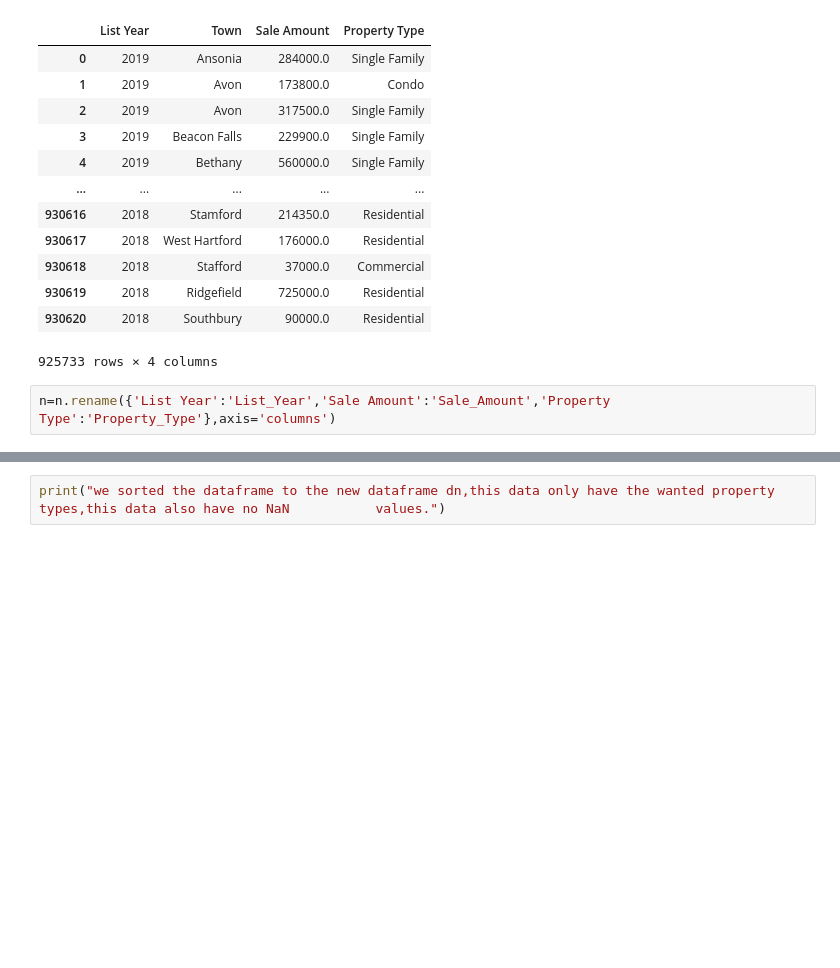
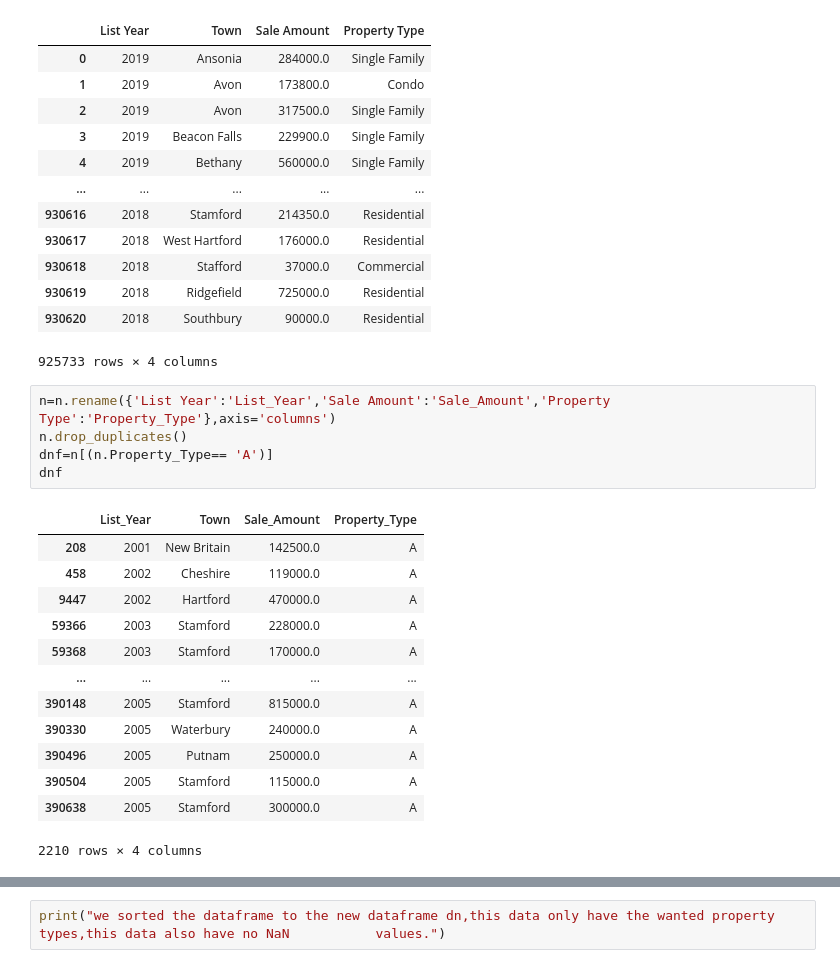
Before and after one commit to Nadav-Frozenfer/Data1, a Jupyter notebook: Maryland's total residential sales from 2002 to 2018.ipynb, the cells around one changed output, grey strips where cells are left out. Drawn from its saved outputs; the diff is of its cells as text; blank space fills up the shorter version.

```diff
--- a/Maryland's total residential sales from 2002 to 2018.ipynb
+++ b/Maryland's total residential sales from 2002 to 2018.ipynb
@@ -81,4 +83,21 @@ n
 925733 rows × 4 columns
 # %%
 n=n.rename({'List Year':'List_Year','Sale Amount':'Sale_Amount','Property Type':'Property_Type'},axis='columns')
+n.drop_duplicates()
+dnf=n[(n.Property_Type== 'A')]
+dnf
+# %% [output]
+|  | List_Year | Town | Sale_Amount | Property_Type |
+| 208 | 2001 | New Britain | 142500.0 | A |
+| 458 | 2002 | Cheshire | 119000.0 | A |
+| 9447 | 2002 | Hartford | 470000.0 | A |
+| 59366 | 2003 | Stamford | 228000.0 | A |
+| 59368 | 2003 | Stamford | 170000.0 | A |
+| ... | ... | ... | ... | ... |
+| 390148 | 2005 | Stamford | 815000.0 | A |
+| 390330 | 2005 | Waterbury | 240000.0 | A |
+| 390496 | 2005 | Putnam | 250000.0 | A |
+| 390504 | 2005 | Stamford | 115000.0 | A |
+| 390638 | 2005 | Stamford | 300000.0 | A |
+2210 rows × 4 columns
 # %%
```
Also changed, not shown: parts of 31 cells of this notebook.
